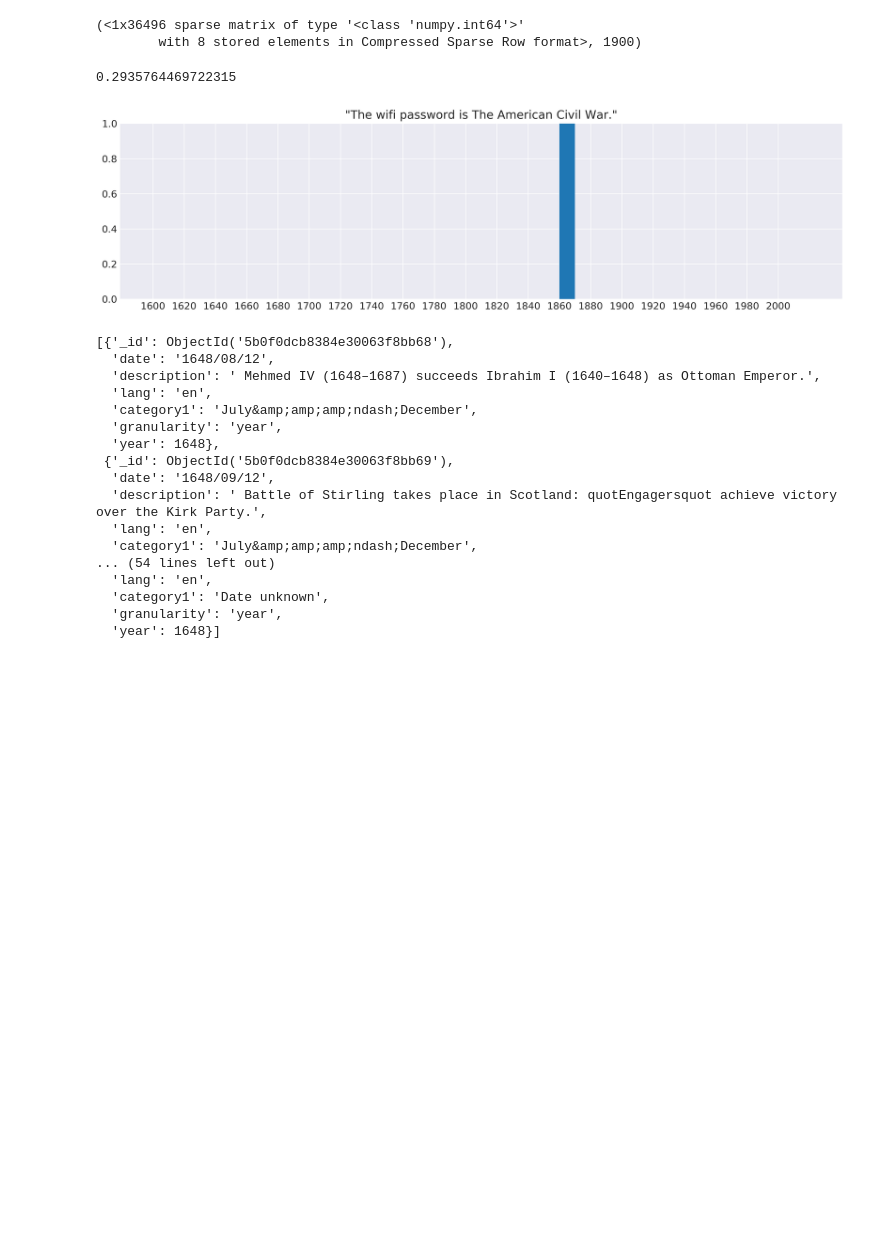
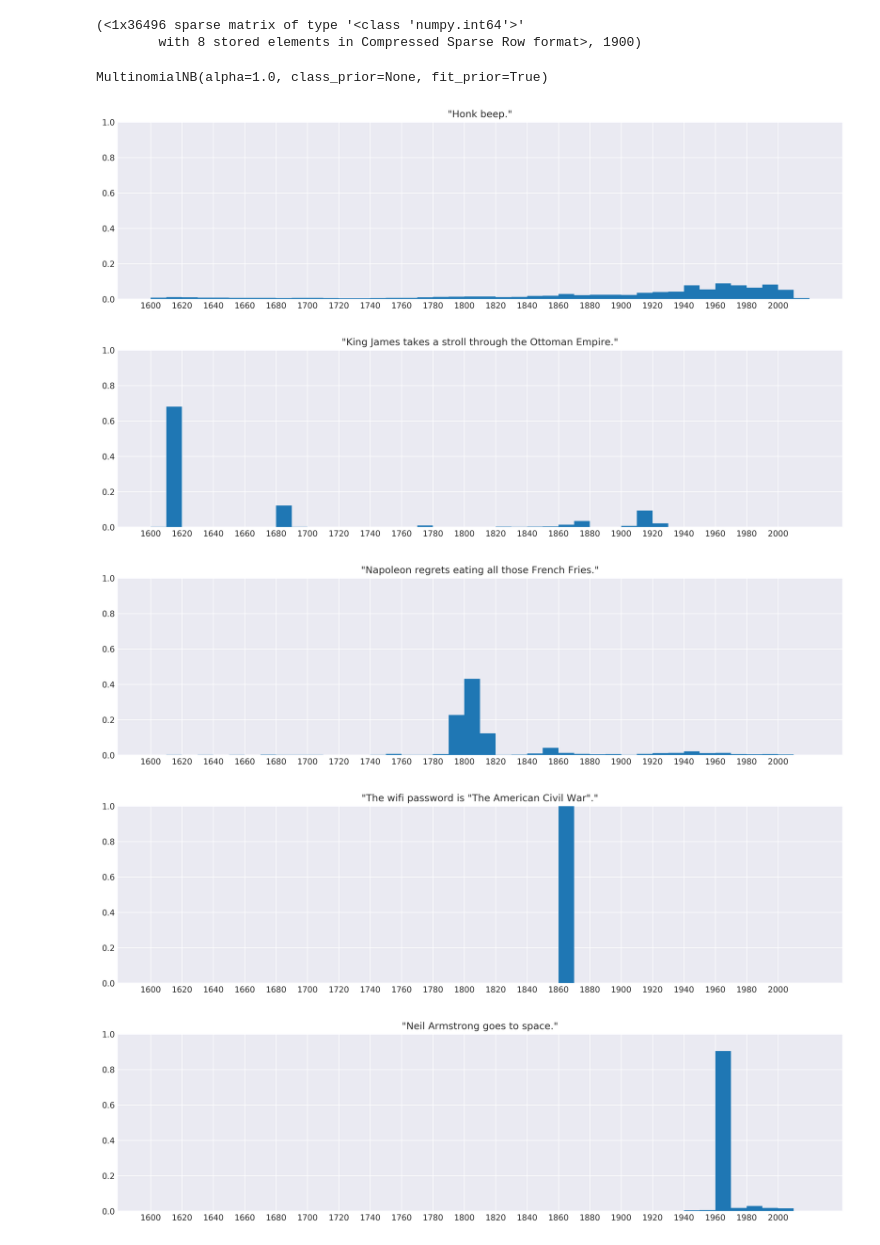
Before and after one commit to danallison/metis-work, a Jupyter notebook: project4/jupyter/Naive_Bayes.ipynb, the cells around one changed output. Drawn from its saved outputs; the diff is of its cells as text; code cells hidden in the pictures; blank space fills up the shorter version.

```diff
--- a/project4/jupyter/Naive_Bayes.ipynb
+++ b/project4/jupyter/Naive_Bayes.ipynb
@@ -41,29 +41,35 @@ y = [int(mdoc['year'] / 10) * 10 for mdoc in mdocs]
 (<1x36496 sparse matrix of type '<class 'numpy.int64'>'
         with 8 stored elements in Compressed Sparse Row format>, 1900)
 # %%
-X_train, X_test, y_train, y_test = train_test_split(X, y)
+# X_train, X_test, y_train, y_test = train_test_split(X, y)
 clf = MultinomialNB()
-clf.fit(X_train, y_train)
-clf.score(X_test, y_test)
+# clf.fit(X_train, y_train)
+# clf.score(X_test, y_test)
+clf.fit(X, y)
 # %% [output]
-0.2935764469722315
+MultinomialNB(alpha=1.0, class_prior=None, fit_prior=True)
 # %%
 def generate_prediction_graph(sentence):
     pred = clf.predict_proba(count_vectorizer.transform([sentence]))[0]
     plt.figure(figsize=(16, 4), dpi=300)
     plt.title('"{}"'.format(sentence))
     plt.ylim((0, 1))
     decades = range(1600, 1600 + 10 * len(pred), 10)
     plt.xticks([d for d in decades if ((d / 10) + 1) % 2])
     plt.bar(decades, pred, width=10, align='edge');
 
 # generate_prediction_graph('Harry Potter wins the Nebraska State Lottery!')
-# generate_prediction_graph('Napoleon realizes he is French.')
-# generate_prediction_graph('Honk beep.')
-# generate_prediction_graph('King James V signs a treaty.')
-generate_prediction_graph('The wifi password is The American Civil War.')
+generate_prediction_graph('Honk beep.')
+generate_prediction_graph('King James takes a stroll through the Ottoman Empire.')
+generate_prediction_graph('Napoleon regrets eating all those French Fries.')
+generate_prediction_graph('The wifi password is "The American Civil War".')
+generate_prediction_graph('Neil Armstrong goes to space.')
 # %% [output]
-[figure, old version]
+[figure, new version]
+[figure, added]
+[figure, added]
+[figure, added]
+[figure, added]
 # %%
 nb_model_components = {
     'count_vectorizer': count_vectorizer,
@@ -73,23 +79,3 @@ nb_model_components = {
 
 with open('nb_model_components.pkl', 'wb') as file:
     pickle.dump(nb_model_components, file)
-# %%
-list(collection.find({'year': 1648}))[-10:]
-# %% [output]
-[{'_id': ObjectId('5b0f0dcb8384e30063f8bb68'),
-  'date': '1648/08/12',
-  'description': ' Mehmed IV (1648–1687) succeeds Ibrahim I (1640–1648) as Ottoman Emperor.',
-  'lang': 'en',
-  'category1': 'July&amp;amp;amp;ndash;December',
-  'granularity': 'year',
-  'year': 1648},
- {'_id': ObjectId('5b0f0dcb8384e30063f8bb69'),
-  'date': '1648/09/12',
-  'description': ' Battle of Stirling takes place in Scotland: quotEngagersquot achieve victory over the Kirk Party.',
-  'lang': 'en',
-  'category1': 'July&amp;amp;amp;ndash;December',
-... (54 lines left out)
-  'lang': 'en',
-  'category1': 'Date unknown',
-  'granularity': 'year',
-  'year': 1648}]
```
Also changed, not shown: parts of 1 cell of this notebook, 2 other files.
